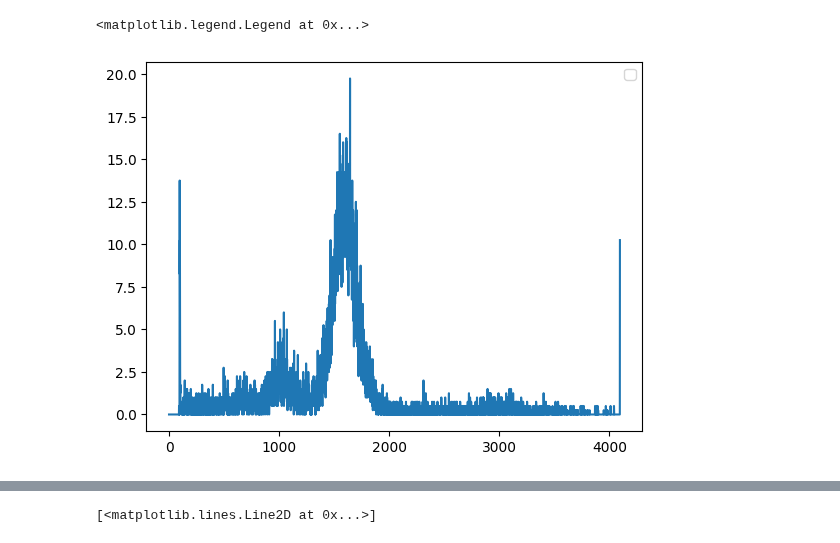
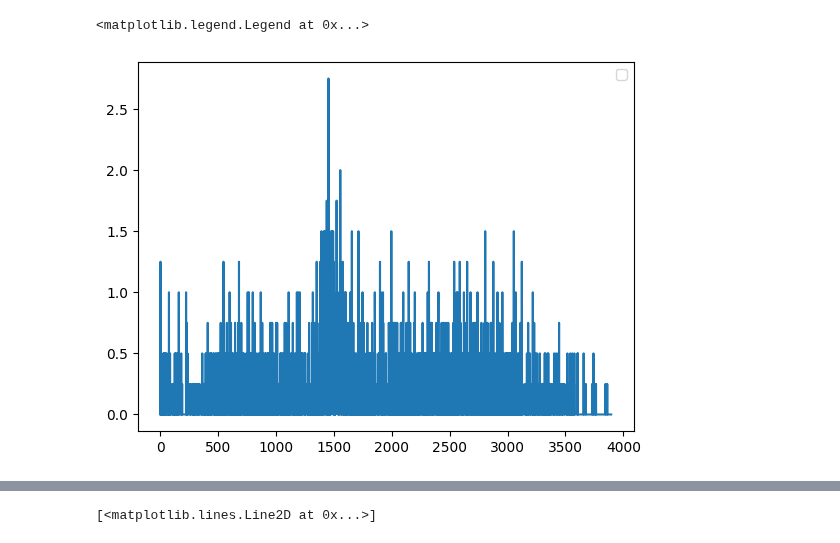
Before and after one commit to erzar0/masters-thesis, a Jupyter notebook: 5_pigment_palette_preprocessing copy.ipynb, the cells around one changed output, grey strips where cells are left out. Drawn from its saved outputs; the diff is of its cells as text; code cells hidden in the pictures.

```diff
--- a/5_pigment_palette_preprocessing copy.ipynb
+++ b/5_pigment_palette_preprocessing copy.ipynb
@@ -125,12 +125,12 @@ def apply_smoothing_and_padding(e_xy, padding_size=196, spatial_padding=False):
 # %%
 import matplotlib.pyplot as plt
 import random
-aa = np.copy(e_xy[20, 40])
-plt.plot(e_xy[20, 40])
+aa = np.copy(e_xy[5, 5, 100:-100])
+plt.plot(e_xy[5, 5, 100:-100])
 plt.legend()
 # %% [output]
 <matplotlib.legend.Legend at 0x...>
-[figure, old version]
+[figure, new version]
 # %%
 from src.FeatureEnhancer import FeatureEnhancer
 import numpy as np
```
Also changed, not shown: parts of 3 cells of this notebook, 11 other files.
